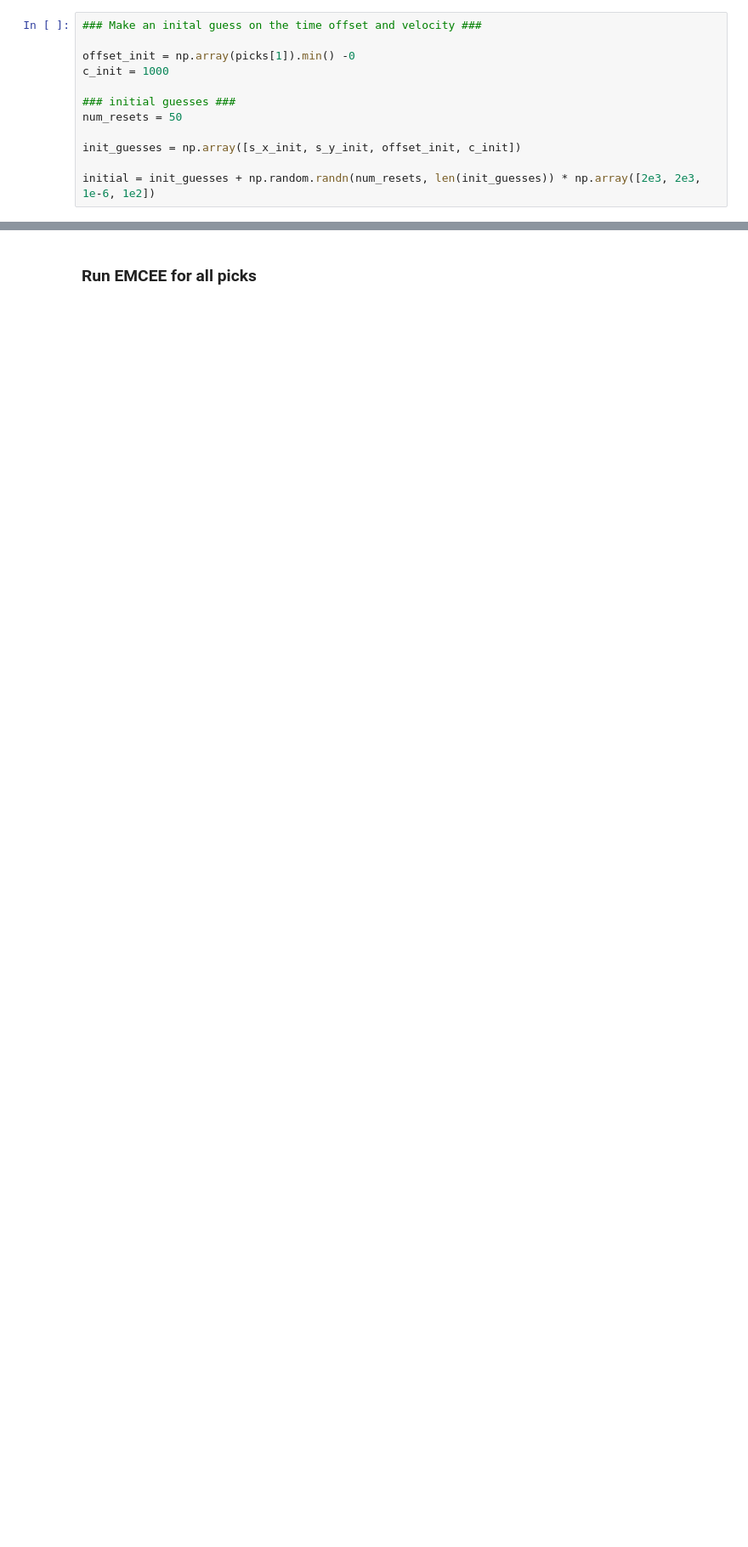
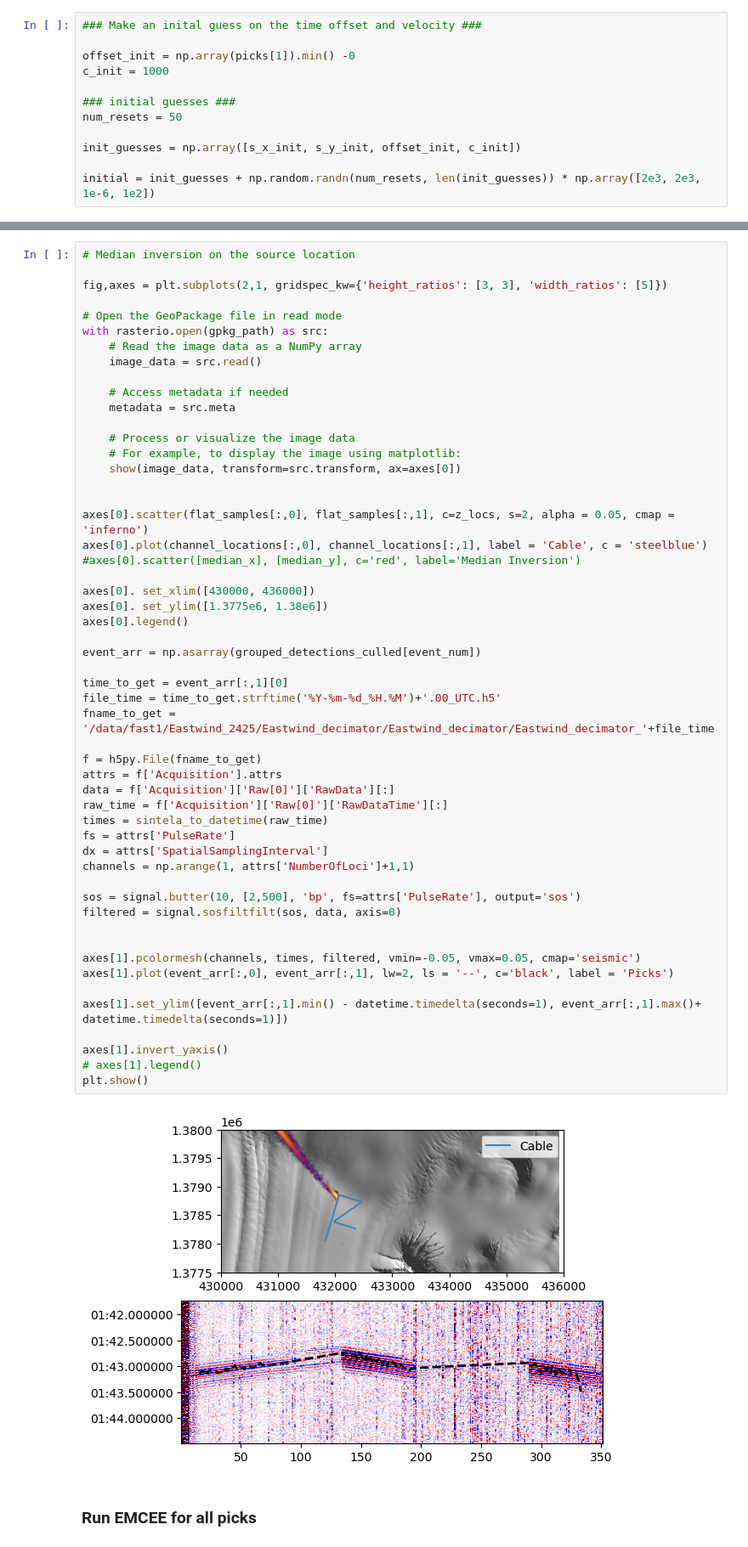
Before and after one commit to johnmorganmanos/Eastwind, a Jupyter notebook: beamforming_maybe.ipynb, the cells around one changed output, grey strips where cells are left out. Shown at 85% size. Saved outputs shown, nothing was run; the diff lists cells and outputs as text; blank space fills up the shorter version.

```diff
--- a/beamforming_maybe.ipynb
+++ b/beamforming_maybe.ipynb
@@ -1083,3 +1123,58 @@ ax.legend()
+# %%
+# Median inversion on the source location
+
+fig,axes = plt.subplots(2,1, gridspec_kw={'height_ratios': [3, 3], 'width_ratios': [5]})
+
+# Open the GeoPackage file in read mode
+with rasterio.open(gpkg_path) as src:
+    # Read the image data as a NumPy array
+    image_data = src.read()
+
+    # Access metadata if needed
+    metadata = src.meta
+
+    # Process or visualize the image data
+    # For example, to display the image using matplotlib:
+    show(image_data, transform=src.transform, ax=axes[0])
+
+
+axes[0].scatter(flat_samples[:,0], flat_samples[:,1], c=z_locs, s=2, alpha = 0.05, cmap = 'inferno')
+axes[0].plot(channel_locations[:,0], channel_locations[:,1], label = 'Cable', c = 'steelblue')
+#axes[0].scatter([median_x], [median_y], c='red', label='Median Inversion')
+
+axes[0]. set_xlim([430000, 436000])
+axes[0]. set_ylim([1.3775e6, 1.38e6])
+axes[0].legend()
+
+event_arr = np.asarray(grouped_detections_culled[event_num])
+
+time_to_get = event_arr[:,1][0]
+file_time = time_to_get.strftime('%Y-%m-%d_%H.%M')+'.00_UTC.h5'
+fname_to_get = '/data/fast1/Eastwind_2425/Eastwind_decimator/Eastwind_decimator/Eastwind_decimator_'+file_time
+
+f = h5py.File(fname_to_get)
+attrs = f['Acquisition'].attrs
+data = f['Acquisition']['Raw[0]']['RawData'][:]
+raw_time = f['Acquisition']['Raw[0]']['RawDataTime'][:]
+times = sintela_to_datetime(raw_time)
+fs = attrs['PulseRate']
+dx = attrs['SpatialSamplingInterval']
+channels = np.arange(1, attrs['NumberOfLoci']+1,1)
+
+sos = signal.butter(10, [2,500], 'bp', fs=attrs['PulseRate'], output='sos')
+filtered = signal.sosfiltfilt(sos, data, axis=0)
+
+
+axes[1].pcolormesh(channels, times, filtered, vmin=-0.05, vmax=0.05, cmap='seismic')
+axes[1].plot(event_arr[:,0], event_arr[:,1], lw=2, ls = '--', c='black', label = 'Picks')
+
+axes[1].set_ylim([event_arr[:,1].min() - datetime.timedelta(seconds=1), event_arr[:,1].max()+ datetime.timedelta(seconds=1)])
+
+axes[1].invert_yaxis()
+# axes[1].legend()
+plt.show()
+# %% [output]
+[figure, added]
 # %% [markdown]
 ### Run EMCEE for all picks
 # %%
```
Also changed, not shown: parts of 32 cells of this notebook.
